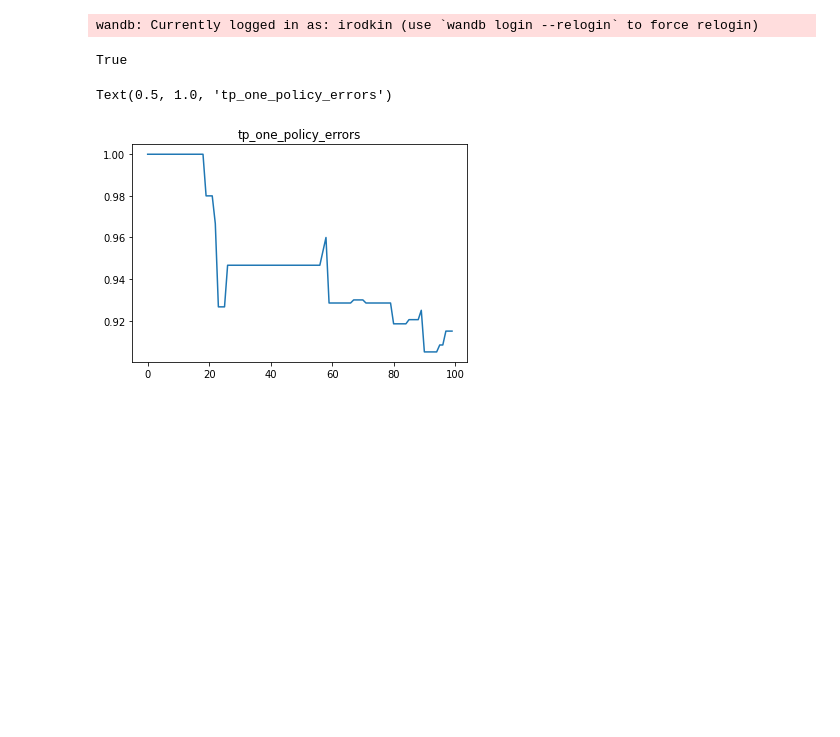
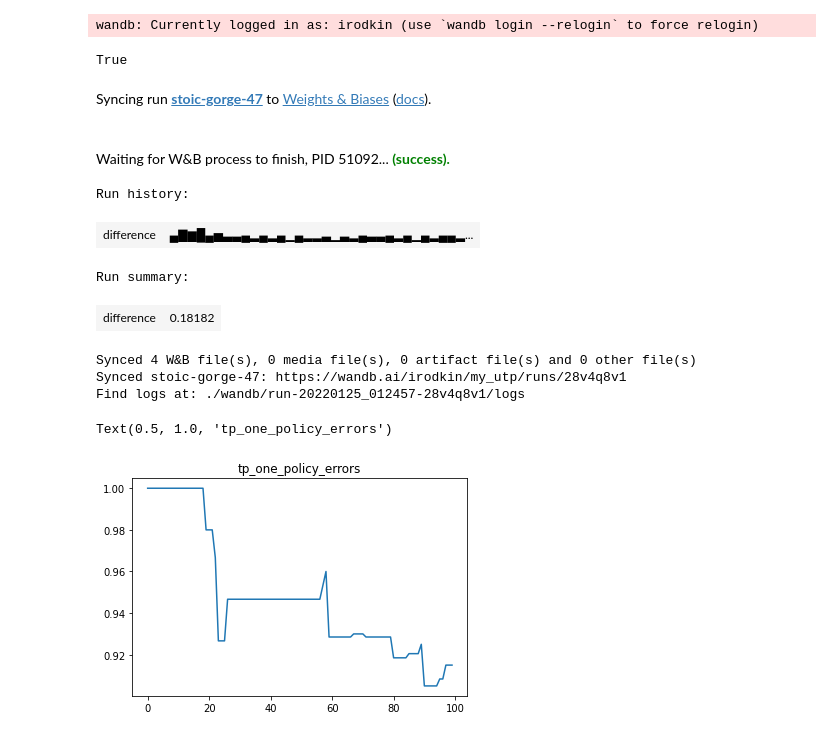
Before and after one commit to RodkinIvan/experiments, a Jupyter notebook: UnionSDR/union_sdr_test.ipynb, the cells around one changed output. Saved outputs shown, nothing was run; the diff lists cells and outputs as text; code cells hidden in the pictures; blank space fills up the shorter version.

```diff
--- a/UnionSDR/union_sdr_test.ipynb
+++ b/UnionSDR/union_sdr_test.ipynb
@@ -76,64 +76,78 @@ def compute(tm, state, action, learn=True):
     tm.predict_cells()
 
     tm.set_active_columns(active_input)
     tm.activate_cells(learn)
 
 
-tp_prev_union = SDR(tp.getNumColumns())
 
 
-def run(tm, tp, policy, state_encoder, action_encoder, learn=True):
-    tp_input = SDR(tp.getNumInputs())
-    tp_predictive = SDR(tp.getNumInputs())
-    tp_errors = []
-    window_size = 25
+def symmetric_diff_sz(set1: np.ndarray, set2: np.ndarray) -> int:
+    return np.setdiff1d(set1, set2).size + np.setdiff1d(set2, set1).size
+
+def symmetric_error(_output, _target):
+    return symmetric_diff_sz(_output, _target) / np.union1d(_output, _target).size
+
+
+def run(_tm, _tp, policy, _state_encoder, _action_encoder, learn=True):
+
+    tp_prev_union = _tp.getUnionSDR().sparse.copy()
+    tp_input = SDR(_tp.getNumInputs())
+    tp_predictive = SDR(_tp.getNumInputs())
+    window_size = 1
     window_error = 0
     counter = 0
     for state, action in policy:
-        context = state_encoder.encode(state)
-        active_input = action_encoder.encode(action)
+        context = _state_encoder.encode(state)
+        active_input = _action_encoder.encode(action)
 
-        tm.set_active_context_cells(context)
+        _tm.set_active_context_cells(context)
 
-        tm.activate_basal_dendrites(learn)
+        _tm.activate_basal_dendrites(learn)
 
-        tm.set_active_feedback_cells(tp.getUnionSDR().sparse)
-        tm.activate_apical_dendrites(learn)
-        tm.propagate_feedback()
+        _tm.set_active_feedback_cells(_tp.getUnionSDR().sparse)
+        _tm.activate_apical_dendrites(learn)
+        _tm.propagate_feedback()
 
-        tm.predict_cells()
+        _tm.predict_cells()
 
-        tm.set_active_columns(active_input)
-        tm.activate_cells(learn)
+        _tm.set_active_columns(active_input)
+        _tm.activate_cells(learn)
 
-        tp_input.sparse = tm.get_active_cells()
-        tp_predictive.sparse = tm.get_correctly_predicted_cells()
-        tp.compute(tp_input, tp_predictive, learn)
+        tp_input.sparse = _tm.get_active_cells()
+        tp_predictive.sparse = _tm.get_correctly_predicted_cells()
+        _tp.compute(tp_input, tp_predictive, learn) ####
 
-        apical_predict = tm.predictive_cells_apical
-        active_cells = tm.get_active_cells()
+        current_union = _tp.getUnionSDR().sparse.copy()
 
-        ###
-        intersect = np.intersect1d(apical_predict, active_cells)
-        union = np.union1d(apical_predict, active_cells)
-        window_error += (union.size - intersect.size) / union.size
-
-        current_union = tp.getUnionSDR().sparse.copy()
+        window_error += symmetric_error(current_union, tp_prev_union)
 
         if counter % window_size == window_size - 1:
-            tp_errors.append(window_error / window_size)
-        tp_prev_union.sparse = current_union
+            wandb.log({'difference' : (window_error / window_size)})
+            window_error = 0
+        tp_prev_union = current_union.copy()
 
         counter += 1
 
-    return tp_errors
 
 
 row_data, data = generate_data(4, n_actions, n_states)
 errors = []
+wandb.init(project='my_utp', entity='irodkin', reinit=True)
+
 for i in range(100):
-    errors.extend(run(tm, tp, data[0], state_encoder, action_encoder, True))
+    run(tm, tp, data[0], state_encoder, action_encoder, True)
+wandb.finish()
 # print(errors)
+# %% [output]
+Syncing run stoic-gorge-47 to Weights & Biases (docs).
+Waiting for W&B process to finish, PID 51092... (success).
+Run history:
+| difference | ▄▇▆█▄▅▃▃▄▂▄▂▄▁▄▂▂▃▁▃▂▄▃▃▄▂▄▁▄▂▄▄▂... |
+Run summary:
+| difference | 0.18182 |
+Synced 4 W&B file(s), 0 media file(s), 0 artifact file(s) and 0 other file(s)
+Synced stoic-gorge-47: https://wandb.ai/irodkin/my_utp/runs/28v4q8v1
+Find logs at: ./wandb/run-20220125_012457-28v4q8v1/logs
 # %%
 
 # print(f'row: {row_data[:1]}\n')
```
Also changed, not shown: parts of 4 cells of this notebook.
